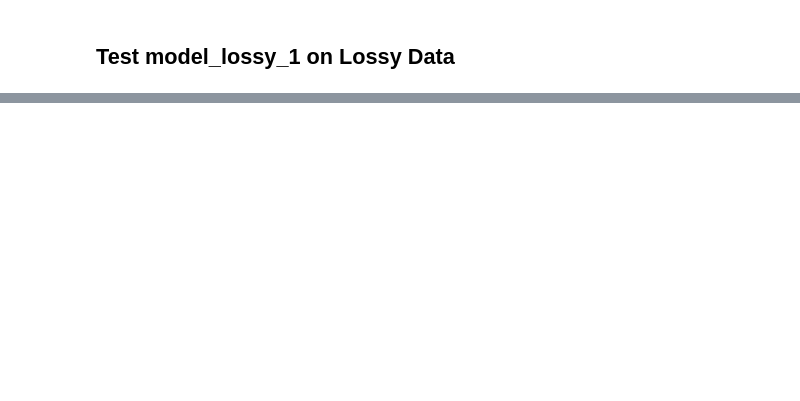
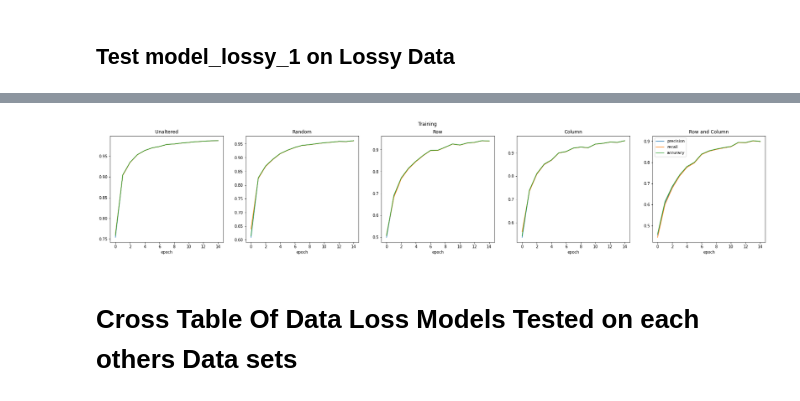
Before and after one commit to dillonmarquard/cnn-training-with-data-loss, a Jupyter notebook: image-data-loss-exploratory-analysis.ipynb, the cells around one changed output, grey strips where cells are left out. Cells and saved outputs as stored; diff of their text form; code cells hidden in the pictures; blank space fills up the shorter version.

```diff
--- a/image-data-loss-exploratory-analysis.ipynb
+++ b/image-data-loss-exploratory-analysis.ipynb
@@ -38,7 +51,7 @@ print(device)
 ## Load MNIST Dataset
 # %%
 # import mnist dataset
-BATCH_SIZE = 250
+BATCH_SIZE = 500
 
 train_loader = torch.utils.data.DataLoader(
     torchvision.datasets.MNIST('/kaggle/working',
@@ -59,6 +83,7 @@ test_loader = torch.utils.data.DataLoader(
 class BasicClassifier(nn.Module):
     def __init__(self,num_classes) -> None:
         self.num_classes = num_classes
+        self.metric = Metrics()
         super(BasicClassifier, self).__init__()
         self.features = nn.Sequential(
             nn.Conv2d(1,64,kernel_size=7),
@@ -382,0 +533,10 @@ metric.classification_metrics(print_=True)
+# %%
+model_metrics = []
+model_list = []
+model_unaltered = BasicClassifier(10)
+model_unaltered.to(device)
+criterion = nn.CrossEntropyLoss()
+optimizer = optim.Adam(model_unaltered.parameters(),lr=3e-5)
+metrics = train(model_unaltered,train_loader,getattr(dloss, 'unaltered'),0.0,optimizer,criterion)
+model_metrics.append(('Unaltered',metrics))
+model_list.append(('Unaltered',model_unaltered))
@@ -382,0 +545,14 @@ metric.classification_metrics(print_=True)
+# %%
+func_list = [('Random',getattr(dloss, 'random_per_img')),('Row',getattr(dloss, 'rows_per_img')),('Column',getattr(dloss, 'columns_per_img')),('Row and Column',getattr(dloss, 'rowcol_per_img'))]
+
+proportion = 0.5
+bar = progressbar.ProgressBar(len(func_list),widgets=widgets).start()
+for cc, (name,func) in enumerate(func_list):
+    model = BasicClassifier(10)
+    model.to(device)
+    criterion = nn.CrossEntropyLoss()
+    optimizer = optim.Adam(model.parameters(),lr=3e-5)
+    metrics = train(model,train_loader,func,proportion,optimizer,criterion)
+    model_metrics.append((name,metrics))
+    model_list.append((name,model))
+    bar.update(cc)
@@ -382,0 +561,13 @@ metric.classification_metrics(print_=True)
+# %%
+fig, axarr = plt.subplots(1,len(model_metrics),figsize=(30,5))
+for i, (name,metrics) in enumerate(model_metrics):
+        plt.sca(axarr[i])
+        display_training_metrics(name,metrics)
+leg = ['precision','recall','accuracy']
+plt.legend(leg)
+plt.suptitle('Training')
+plt.show()
+# %% [output]
+[figure, added]
+# %% [markdown]
+# Cross Table Of Data Loss Models Tested on each others Data sets
```
Also changed, not shown: parts of 30 cells of this notebook.
